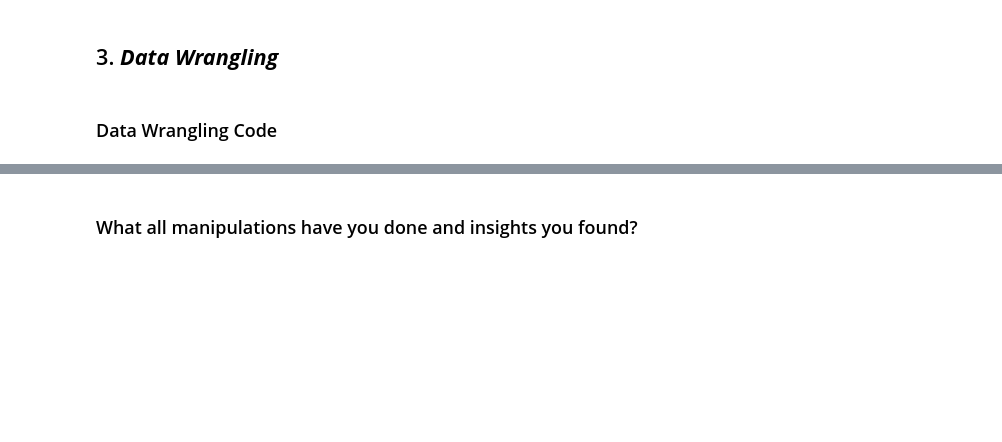
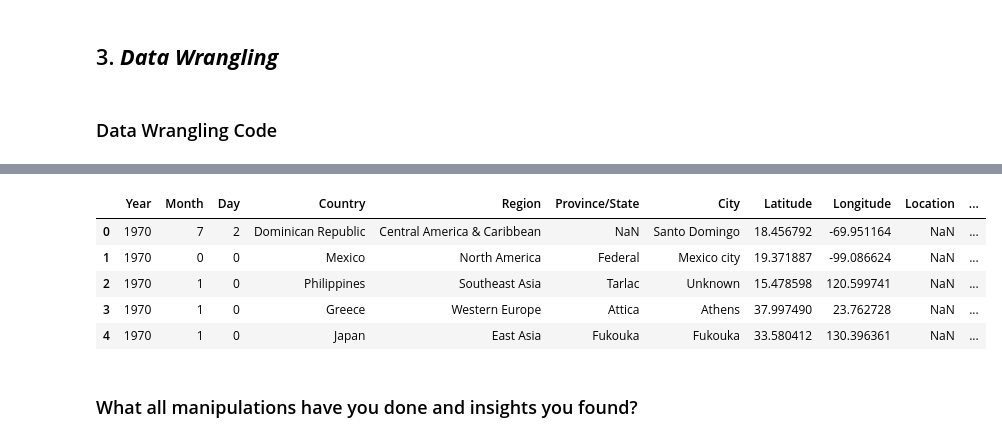
Before and after one commit to Amrit007-droid/Global-Terrorism-Dataset-EDA-, a Jupyter notebook: Global_Terrorism_Dataset_EDA_submission_.ipynb, the cells around one changed output, grey strips where cells are left out. Drawn from its saved outputs; the diff is of its cells as text; code cells hidden in the pictures; blank space fills up the shorter version.

```diff
--- a/Global_Terrorism_Dataset_EDA_submission_.ipynb
+++ b/Global_Terrorism_Dataset_EDA_submission_.ipynb
@@ -277,3 +295,20 @@ print(unique_years)
+# %%
+# renaming the columns to their appropriate names:
+df.rename(columns={"iyear":"Year","imonth":"Month","iday":"Day","country_txt":"Country",
+                   "region_txt":"Region","provstate":"Province/State","city":"City",
+                   "latitude":"Latitude","longitude":"Longitude","location":"Location",
+                   "summary":"Summary","attacktype1_txt":"Attack Type","targtype1_txt":"Target Type",
+                   "gname":"Group Name","motive":"Motive","weaptype1_txt":"Weapon Type",
+                   "nkill":"Killed","nwound":"Wounded","addnotes":"Add Notes"},inplace=True)
+# %%
+df.head()
+# %% [output]
+|  | Year | Month | Day | Country | Region | Province/State | City | Latitude | Longitude | Location | ... |
+| 0 | 1970 | 7 | 2 | Dominican Republic | Central America & Caribbean | NaN | Santo Domingo | 18.456792 | -69.951164 | NaN | ... |
+| 1 | 1970 | 0 | 0 | Mexico | North America | Federal | Mexico city | 19.371887 | -99.086624 | NaN | ... |
+| 2 | 1970 | 1 | 0 | Philippines | Southeast Asia | Tarlac | Unknown | 15.478598 | 120.599741 | NaN | ... |
+| 3 | 1970 | 1 | 0 | Greece | Western Europe | Attica | Athens | 37.997490 | 23.762728 | NaN | ... |
+| 4 | 1970 | 1 | 0 | Japan | East Asia | Fukouka | Fukouka | 33.580412 | 130.396361 | NaN | ... |
 # %% [markdown]
 ### What all manipulations have you done and insights you found?
 # %% [markdown]
```
Also changed, not shown: parts of 4 cells of this notebook.
